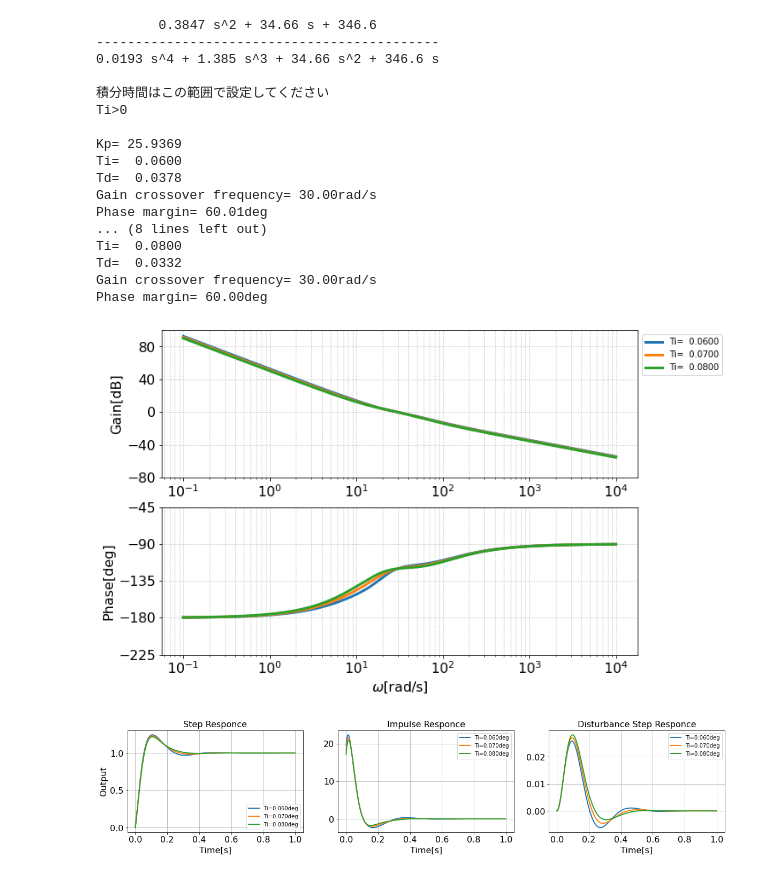
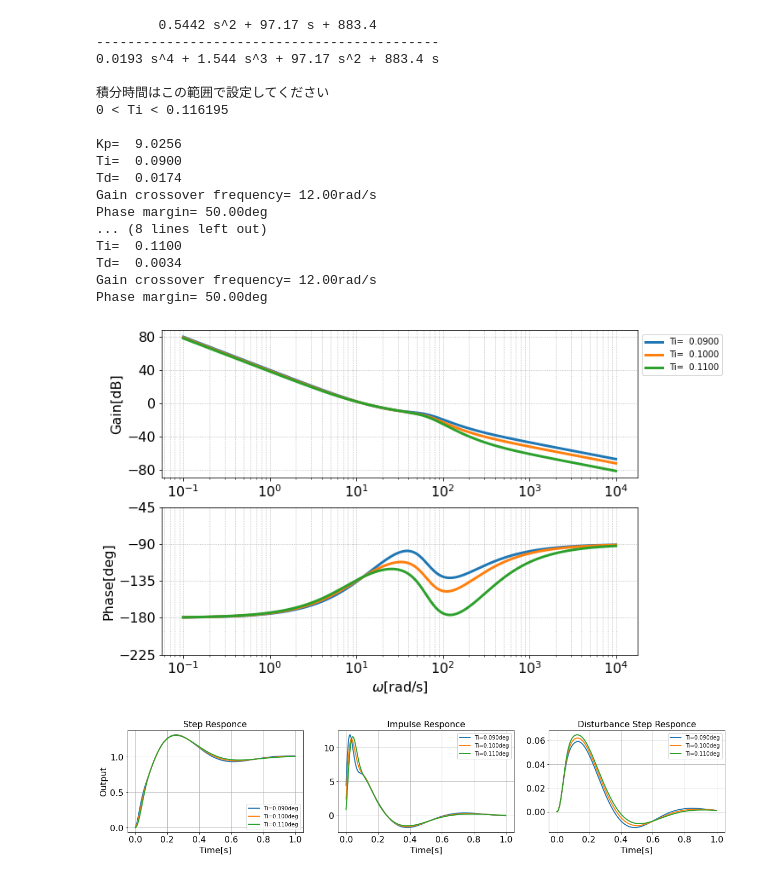
Before and after one commit to kouhei1970/fundamental_of_multicopter_control, a Jupyter notebook: PIDtune_angle.ipynb, the cells around one changed output. Drawn from its saved outputs; the diff is of its cells as text; code cells hidden in the pictures.

```diff
--- a/PIDtune_angle.ipynb
+++ b/PIDtune_angle.ipynb
@@ -7,13 +7,24 @@ import matplotlib.pyplot as plt
 
 #制御対象作成
 tau=0.0193 #制御対象の時定数
-K=9.11 #制御対象のゲイン
+#K=9.11 #制御対象のゲイン
+K=10.3 #roll
+#K=2.15 #yaw
+
 Plant0=matlab.tf([K],[tau,1,0])
 
 #角速度コントローラ
-Kap= 3.8042
-Tai= 0.1
-Tad= 0.0111
+#Kap= 3.8042
+#Tai= 0.1
+#Tad= 0.0111
+#roll
+#Kap=16.1236
+#Tai= 0.1000
+#Tad= 0.0112
+Kap=  9.4341
+Tai=  0.1100
+Tad=  0.0056
+
 PID_rate=matlab.tf([Kap*Tad, Kap, Kap/Tai],[1, 0])
 
 #角速度制御系一巡伝達関数
@@ -27,8 +38,8 @@ Plant=matlab.tf([1],[1,0])*W_rate
 print(Plant)
 
 #①位相余裕𝑃𝑀とゲイン交差周波数𝜔_𝑐を決める
-PM=60*np.pi/180
-omega_c=30
+PM=50*np.pi/180
+omega_c=12
 
 #②位相余裕𝑃𝑀の時の位相 𝜙_𝑚を計算する
 phi_m=PM-np.pi
@@ -36,13 +47,19 @@ phi_m=PM-np.pi
 #③制御対象の周波数伝達関数を求める
 #pythonではz=1+2*1jの様に複素数が使えます
 #角速度制御された角度制御の制御対象の伝達関数
-#0.3847 s^2 + 34.66 s + 346.6
+#yaw
+#1.86 s^2 + 166.1 s + 1661
+#------------------------------------------
+#0.0193 s^4 + 2.86 s^3 + 166.1 s^2 + 1661 s
+
+#0.5442 s^2 + 97.17 s + 883.4
 #--------------------------------------------
-#0.0193 s^4 + 1.385 s^3 + 34.66 s^2 + 346.6 s
+#0.0193 s^4 + 1.544 s^3 + 97.17 s^2 + 883.4 s
+
 
 def freq_tf(w):
-    return (0.3847*(1j*w)**2 + 34.66*(1j*w) + 346.6)\
-            /(0.0193*(1j*w)**4 + 1.385*(1j*w)**3 + 34.66*(1j*w)**2 + 346.6*(1j*w))
+    return (0.5442*(1j*w)**2 + 97.17*(1j*w) + 883.4)\
+            /(0.0193*(1j*w)**4 + 1.544*(1j*w)**3 + 97.17*(1j*w)**2 + 883.4*(1j*w))
 
 Plant_freq=freq_tf(omega_c)
 
@@ -57,7 +74,7 @@ Kp=(u*np.cos(phi_m)+v*np.sin(phi_m))/(u**2+v**2)
 
 ################################
 
-Tis=np.array([0.06, 0.07, 0.08])
+Tis=np.array([0.09, 0.1, 0.11])
 
 ################################
 
@@ -140,44 +157,44 @@ ax3.grid()
 ax3.tick_params(axis='x', labelsize=timeresfontsize)
 ax3.tick_params(axis='y', labelsize=timeresfontsize)
 ax3.set_xlabel('Time[s]',fontsize=timeresfontsize)
 ax3.set_ylabel('Output',fontsize=timeresfontsize)
 ax3.set_title('Step Responce',fontsize=timeresfontsize)
 
 ax4.grid()
 ax4.tick_params(axis='x', labelsize=timeresfontsize)
 ax4.tick_params(axis='y', labelsize=timeresfontsize)
 ax4.set_xlabel('Time[s]',fontsize=timeresfontsize)
 ax4.set_title('Impulse Responce',fontsize=timeresfontsize)
 
 ax5.grid()
 ax5.tick_params(axis='x', labelsize=timeresfontsize)
 ax5.tick_params(axis='y', labelsize=timeresfontsize)
 ax5.set_xlabel('Time[s]',fontsize=timeresfontsize)
 ax5.set_title('Disturbance Step Responce',fontsize=timeresfontsize)
 
 ax1.legend(bbox_to_anchor=(1.0, 1), loc='upper left')
 ax3.legend()
 ax4.legend()
 ax5.legend()
 
 plt.show()
 # %% [output]
-        0.3847 s^2 + 34.66 s + 346.6
+        0.5442 s^2 + 97.17 s + 883.4
 --------------------------------------------
-0.0193 s^4 + 1.385 s^3 + 34.66 s^2 + 346.6 s
+0.0193 s^4 + 1.544 s^3 + 97.17 s^2 + 883.4 s
 
 積分時間はこの範囲で設定してください
-Ti>0
+0 < Ti < 0.116195
 
-Kp= 25.9369
-Ti=  0.0600
-Td=  0.0378
-Gain crossover frequency= 30.00rad/s
-Phase margin= 60.01deg
+Kp=  9.0256
+Ti=  0.0900
+Td=  0.0174
+Gain crossover frequency= 12.00rad/s
+Phase margin= 50.00deg
 ... (8 lines left out)
-Ti=  0.0800
-Td=  0.0332
-Gain crossover frequency= 30.00rad/s
-Phase margin= 60.00deg
+Ti=  0.1100
+Td=  0.0034
+Gain crossover frequency= 12.00rad/s
+Phase margin= 50.00deg
-[figure, old version]
+[figure, new version]
-[figure, old version]
+[figure, new version]
```
Also changed, not shown: 8 other files.
